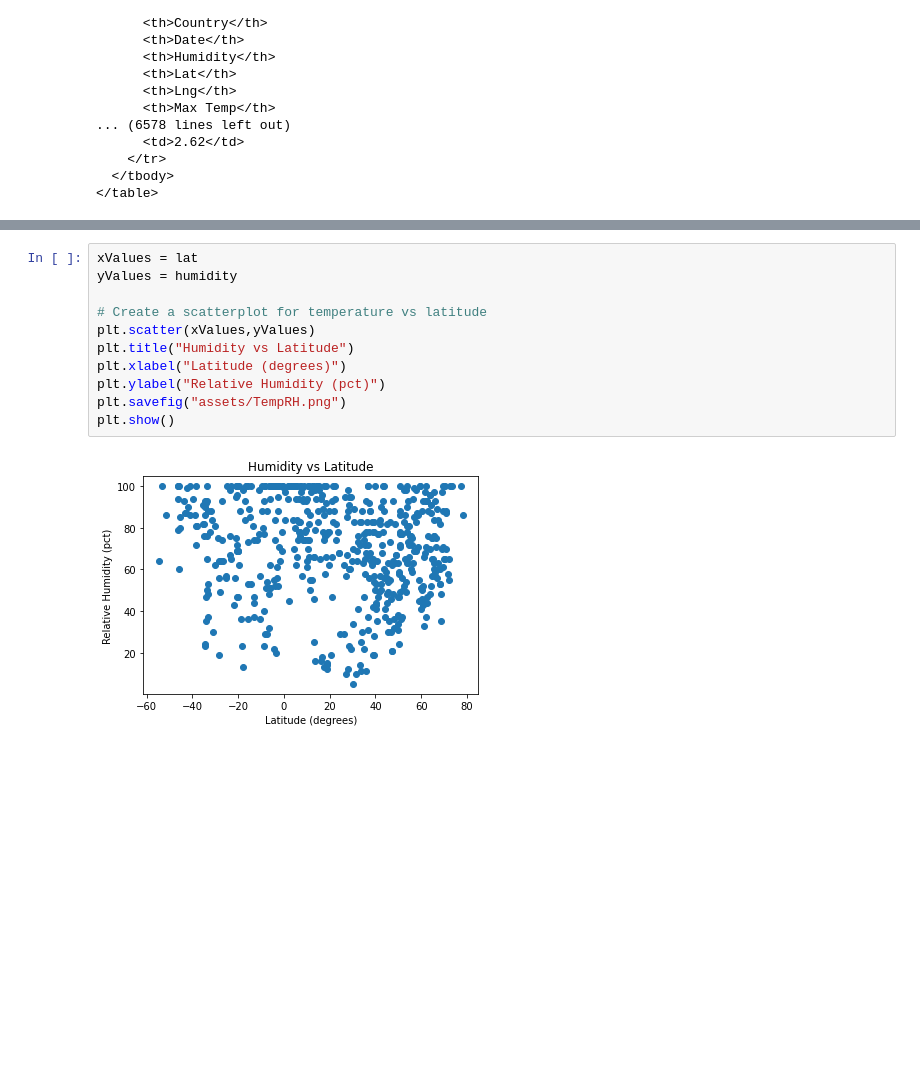
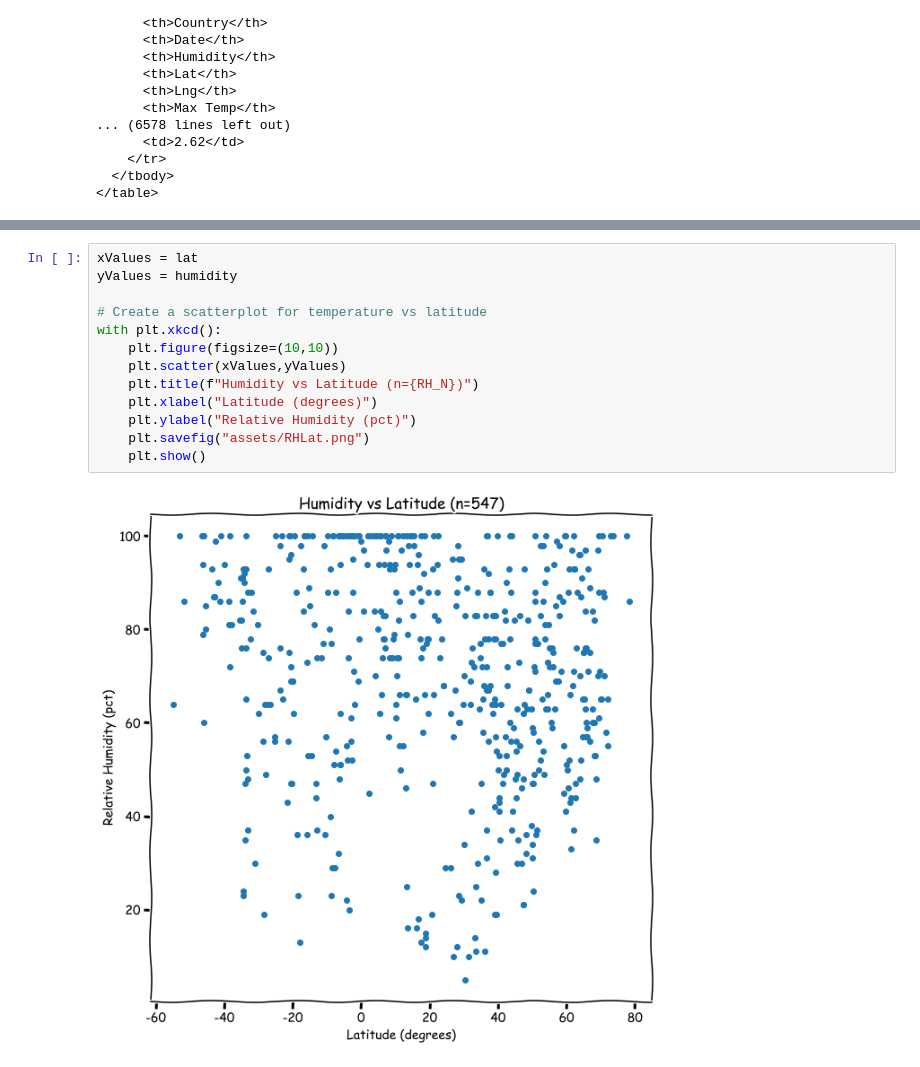
Before and after one commit to papadiscobravo/Web-Design-Challenge, a Jupyter notebook: CSV-to-DF-to-HTML.ipynb, the cells around one changed output, grey strips where cells are left out. Cells and saved outputs as stored; diff of their text form; blank space fills up the shorter version.

```diff
--- a/CSV-to-DF-to-HTML.ipynb
+++ b/CSV-to-DF-to-HTML.ipynb
@@ -75,16 +83,18 @@ plt.show()
 # %%
 xValues = lat
 yValues = humidity
 
 # Create a scatterplot for temperature vs latitude
-plt.scatter(xValues,yValues)
-plt.title("Humidity vs Latitude")
-plt.xlabel("Latitude (degrees)")
-plt.ylabel("Relative Humidity (pct)")
-plt.savefig("assets/TempRH.png")
-plt.show()
+with plt.xkcd():
+    plt.figure(figsize=(10,10))
+    plt.scatter(xValues,yValues)
+    plt.title(f"Humidity vs Latitude (n={RH_N})")
+    plt.xlabel("Latitude (degrees)")
+    plt.ylabel("Relative Humidity (pct)")
+    plt.savefig("assets/RHLat.png")
+    plt.show()
 # %% [output]
-[figure, old version]
+[figure, new version]
 # %%
 xValues = lat
 yValues = cloudiness
```
Also changed, not shown: parts of 4 cells of this notebook, 12 other files.
